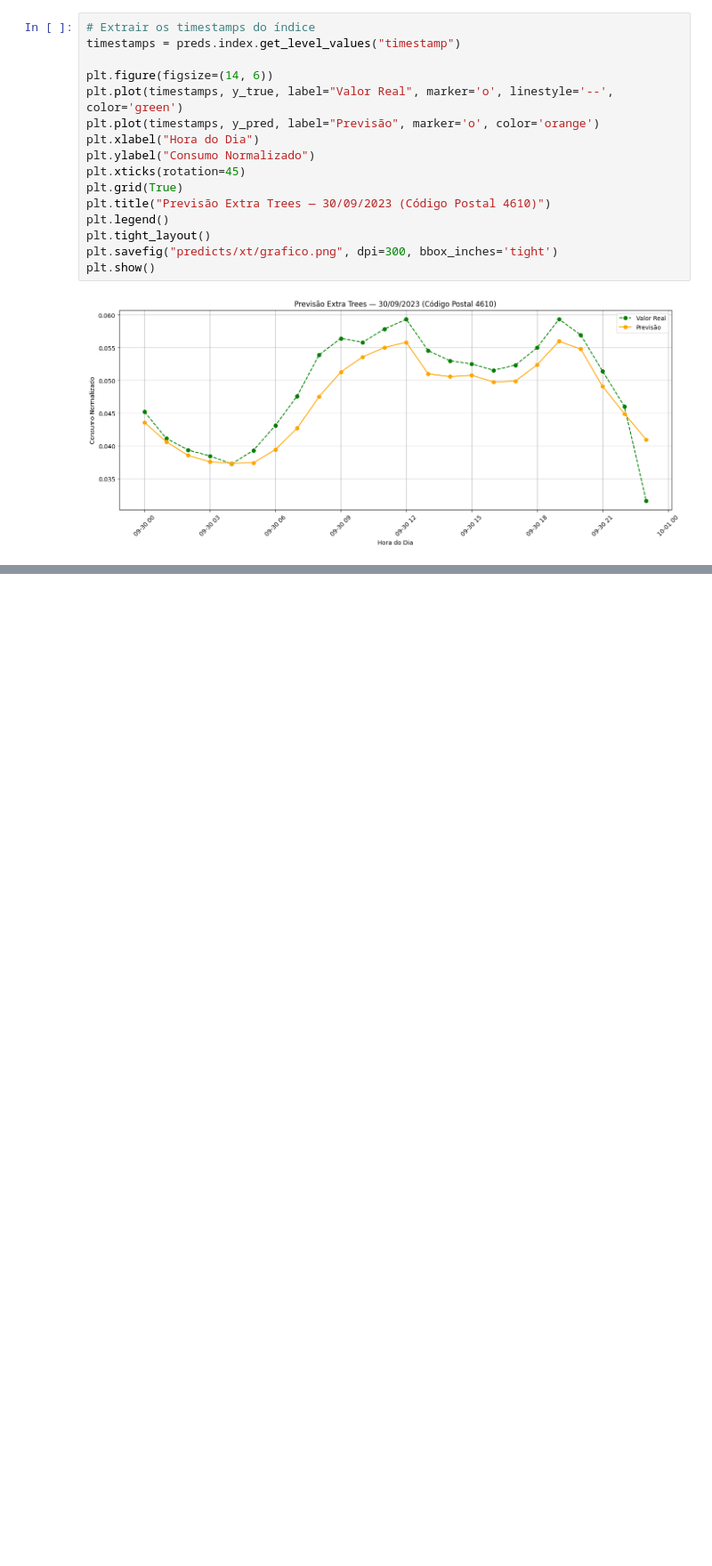
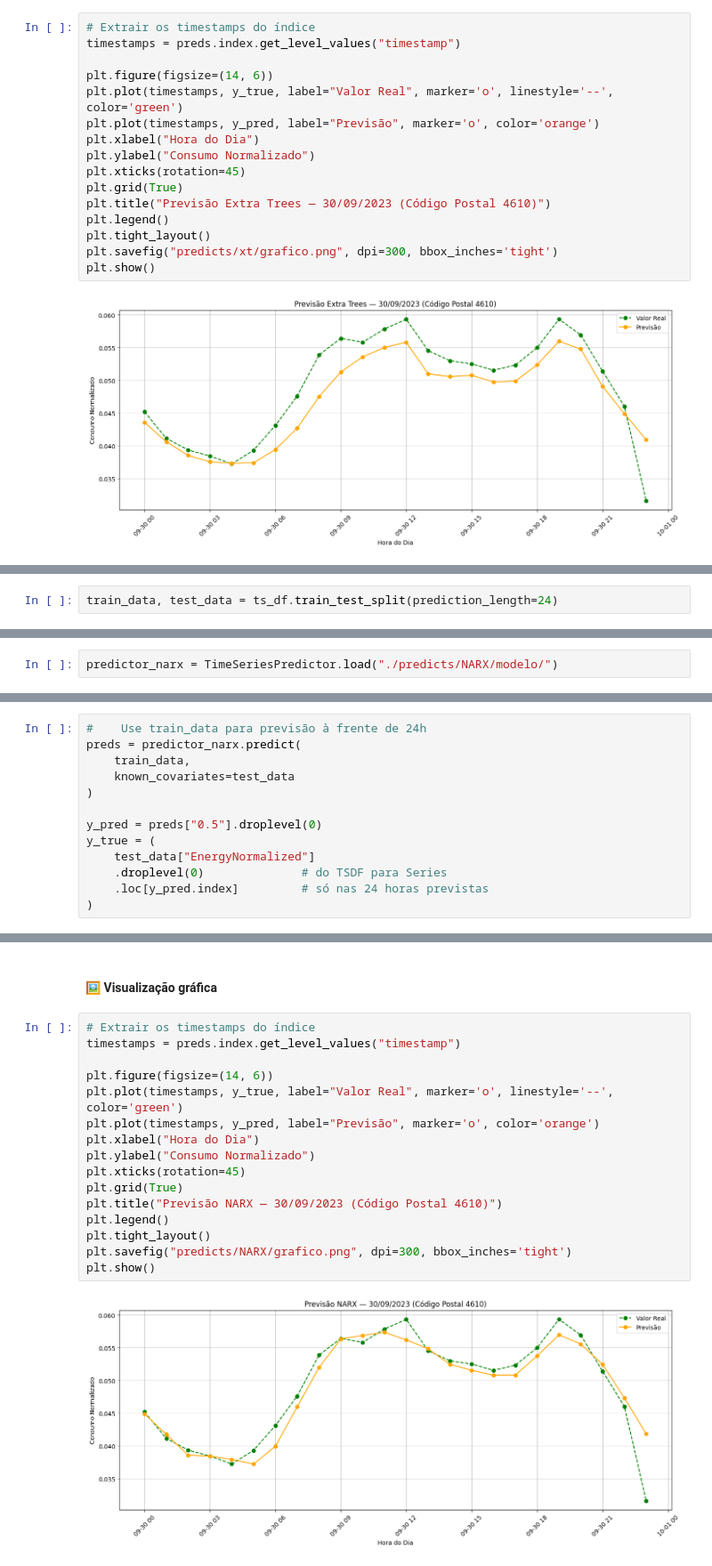
Before and after one commit to heyliceeee/previsao-do-consumo-energetico-com-ml, a Jupyter notebook: 5.modelos-ml-e-dl.ipynb, the cells around one changed output, grey strips where cells are left out. Shown at 89% size. Drawn from its saved outputs; the diff is of its cells as text; blank space fills up the shorter version.

Commit message:
✨feat: NARX

```diff
--- a/5.modelos-ml-e-dl.ipynb
+++ b/5.modelos-ml-e-dl.ipynb
@@ -915,0 +954,2 @@ plt.show()
+# %%
+train_data, test_data = ts_df.train_test_split(prediction_length=24)
@@ -915,0 +958,2 @@ plt.show()
+# %%
+predictor_narx = TimeSeriesPredictor.load("./predicts/NARX/modelo/")
@@ -915,0 +997,13 @@ plt.show()
+# %%
+#    Use train_data para previsão à frente de 24h
+preds = predictor_narx.predict(
+    train_data,
+    known_covariates=test_data
+)
+
+y_pred = preds["0.5"].droplevel(0)
+y_true = (
+    test_data["EnergyNormalized"]
+    .droplevel(0)              # do TSDF para Series
+    .loc[y_pred.index]         # só nas 24 horas previstas
+)
@@ -915,0 +1054,20 @@ plt.show()
+# %% [markdown]
+#### 🖼️ Visualização gráfica
+# %%
+# Extrair os timestamps do índice
+timestamps = preds.index.get_level_values("timestamp")
+
+plt.figure(figsize=(14, 6))
+plt.plot(timestamps, y_true, label="Valor Real", marker='o', linestyle='--', color='green')
+plt.plot(timestamps, y_pred, label="Previsão", marker='o', color='orange')
+plt.xlabel("Hora do Dia")
+plt.ylabel("Consumo Normalizado")
+plt.xticks(rotation=45)
+plt.grid(True)
+plt.title("Previsão NARX — 30/09/2023 (Código Postal 4610)")
+plt.legend()
+plt.tight_layout()
+plt.savefig("predicts/NARX/grafico.png", dpi=300, bbox_inches='tight')
+plt.show()
+# %% [output]
+[figure, added]
```
Also changed, not shown: parts of 11 cells of this notebook, 32 other files.
